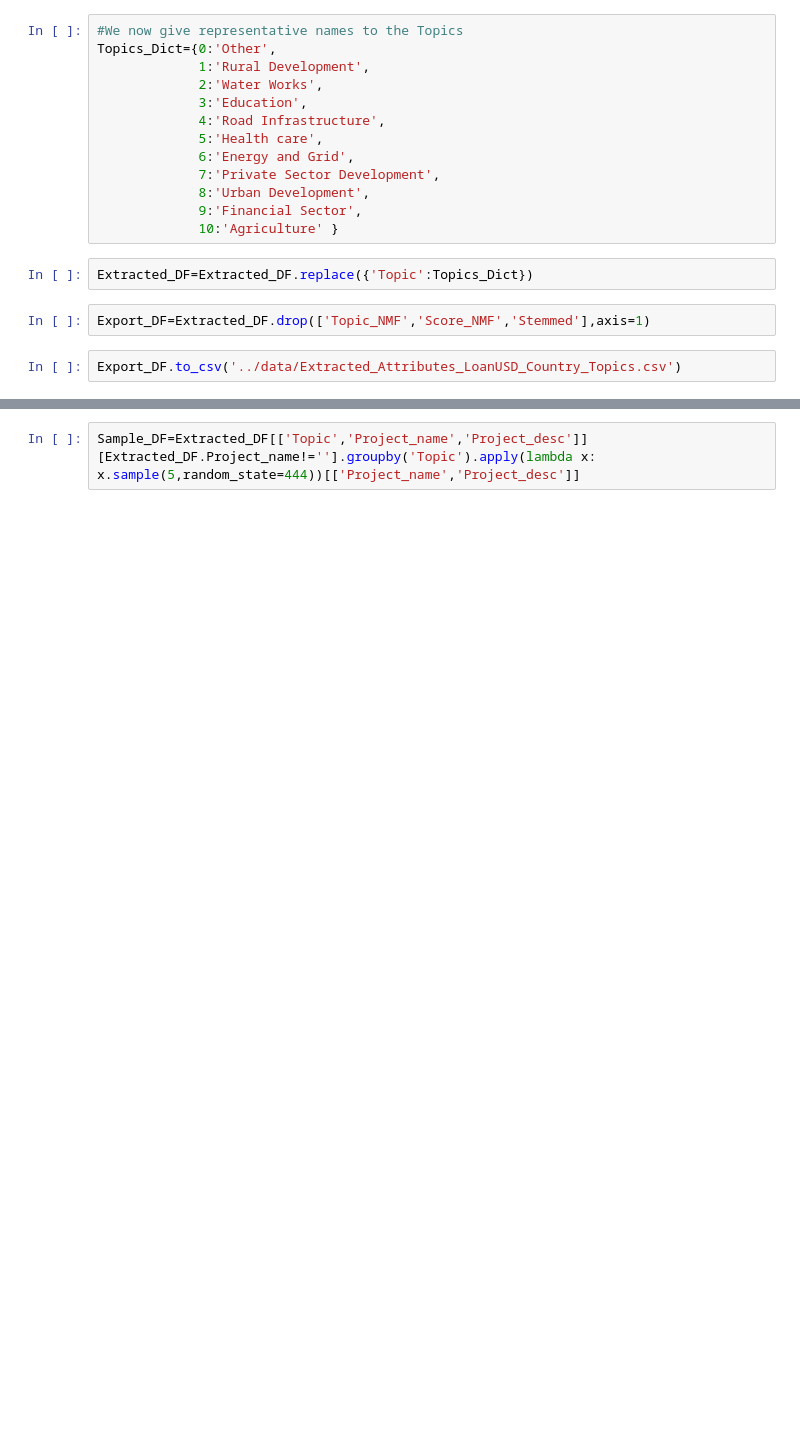
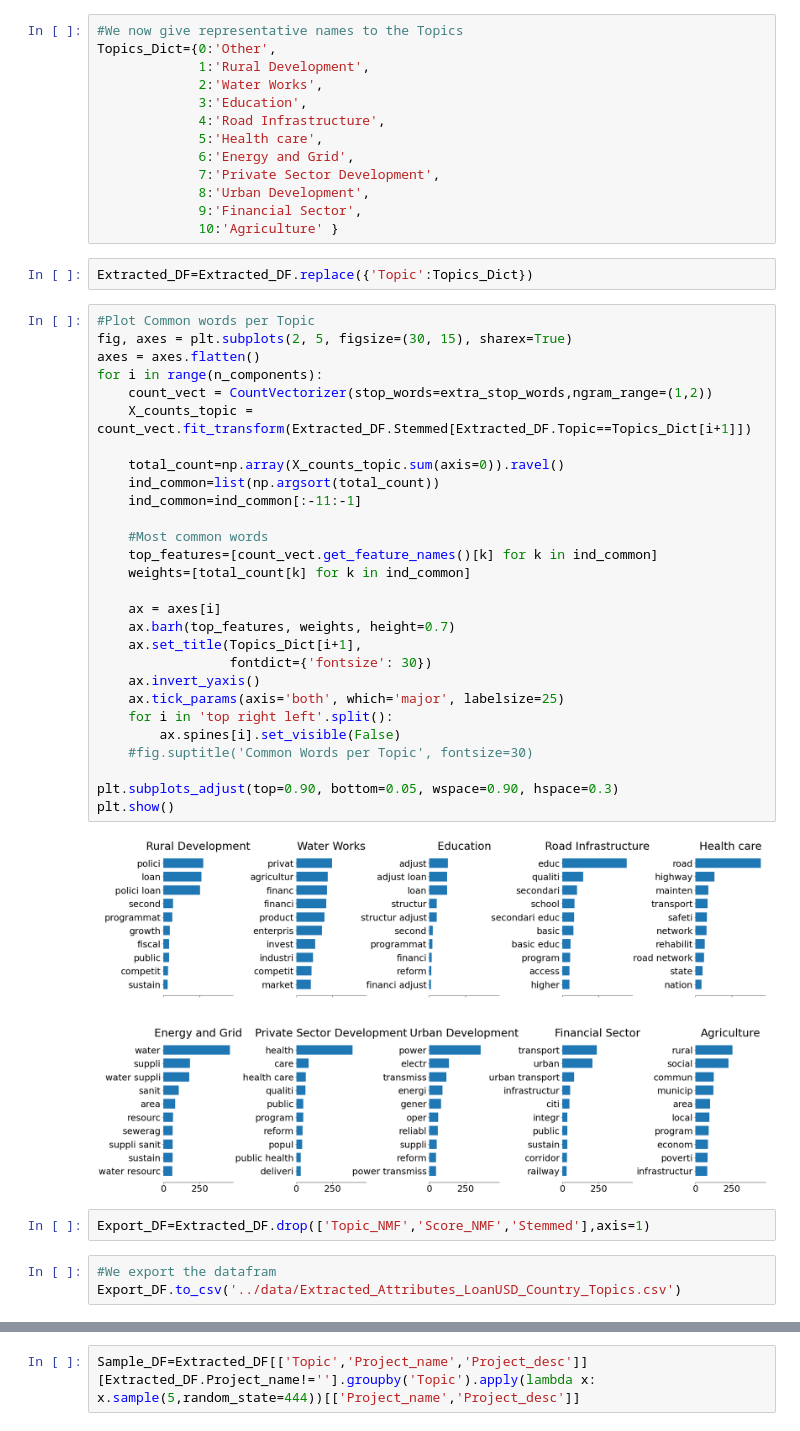
Before and after one commit to noahschoem/amethyst-erdos-may-2021, a Jupyter notebook: notebooks/Project Classifier.ipynb, the cells around one changed output, grey strips where cells are left out. Drawn from its saved outputs; the diff is of its cells as text; blank space fills up the shorter version.

```diff
--- a/notebooks/Project Classifier.ipynb
+++ b/notebooks/Project Classifier.ipynb
@@ -270,7 +300,38 @@ Topics_Dict={0:'Other',
              10:'Agriculture' }
 # %%
 Extracted_DF=Extracted_DF.replace({'Topic':Topics_Dict})
+# %%
+#Plot Common words per Topic
+fig, axes = plt.subplots(2, 5, figsize=(30, 15), sharex=True)
+axes = axes.flatten()
+for i in range(n_components):
+    count_vect = CountVectorizer(stop_words=extra_stop_words,ngram_range=(1,2))
+    X_counts_topic = count_vect.fit_transform(Extracted_DF.Stemmed[Extracted_DF.Topic==Topics_Dict[i+1]])
+
+    total_count=np.array(X_counts_topic.sum(axis=0)).ravel()
+    ind_common=list(np.argsort(total_count))
+    ind_common=ind_common[:-11:-1]
+
+    #Most common words
+    top_features=[count_vect.get_feature_names()[k] for k in ind_common]
+    weights=[total_count[k] for k in ind_common]
+
+    ax = axes[i]
+    ax.barh(top_features, weights, height=0.7)
+    ax.set_title(Topics_Dict[i+1],
+                 fontdict={'fontsize': 30})
+    ax.invert_yaxis()
+    ax.tick_params(axis='both', which='major', labelsize=25)
+    for i in 'top right left'.split():
+        ax.spines[i].set_visible(False)
+    #fig.suptitle('Common Words per Topic', fontsize=30)
+
+plt.subplots_adjust(top=0.90, bottom=0.05, wspace=0.90, hspace=0.3)
+plt.show()
+# %% [output]
+[figure, added]
 # %%
 Export_DF=Extracted_DF.drop(['Topic_NMF','Score_NMF','Stemmed'],axis=1)
 # %%
+#We export the datafram
 Export_DF.to_csv('../data/Extracted_Attributes_LoanUSD_Country_Topics.csv')
```
Also changed, not shown: parts of 19 cells of this notebook, 3 other files.
